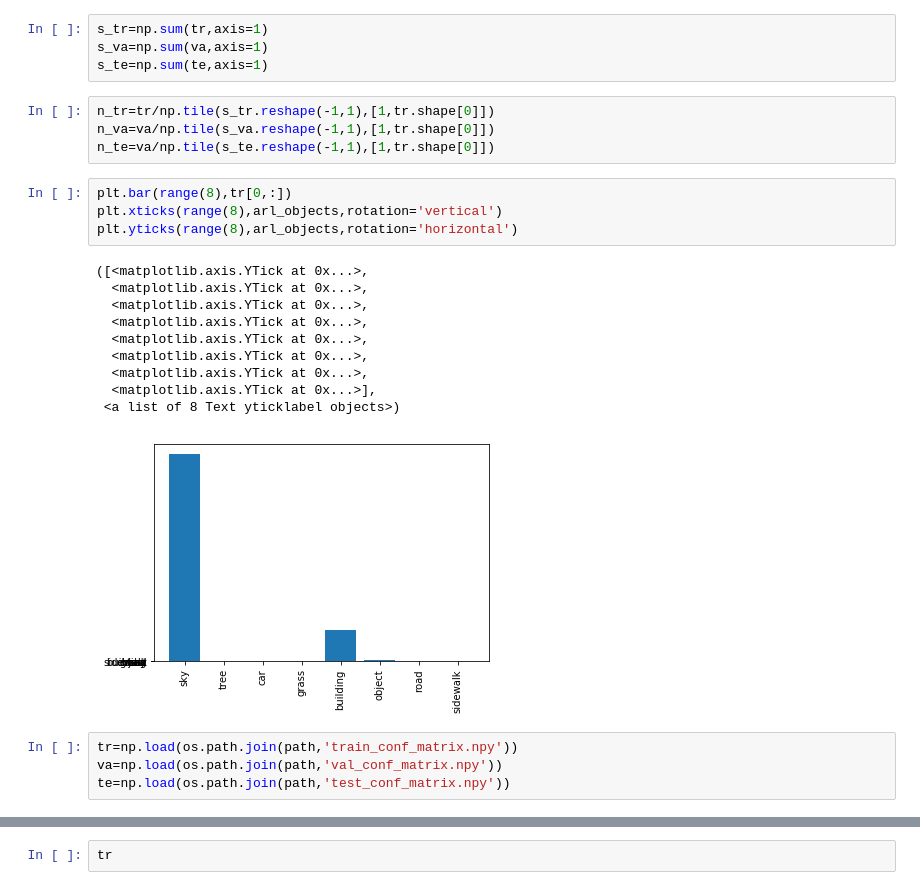
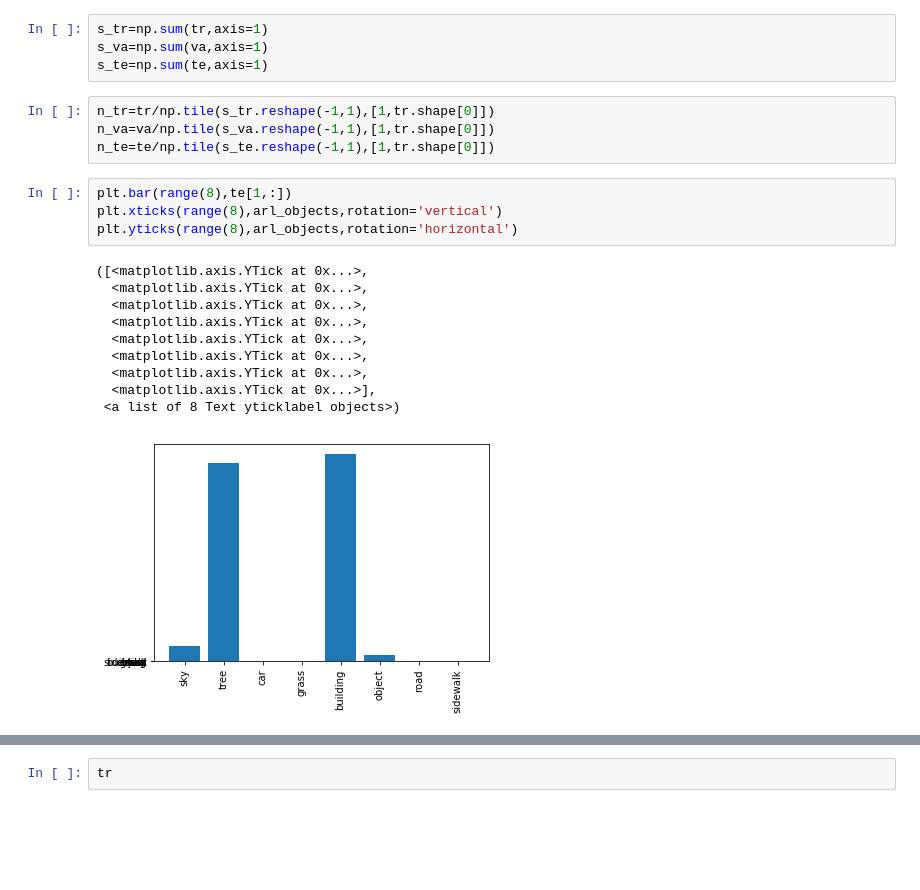
Before and after one commit to sriramvasu/segnet_vgg16, a Jupyter notebook: results.ipynb, the cells around one changed output, grey strips where cells are left out. Saved outputs shown, nothing was run; the diff lists cells and outputs as text; blank space fills up the shorter version.

```diff
--- a/results.ipynb
+++ b/results.ipynb
@@ -79,23 +96,19 @@ s_te=np.sum(te,axis=1)
 # %%
 n_tr=tr/np.tile(s_tr.reshape(-1,1),[1,tr.shape[0]])
 n_va=va/np.tile(s_va.reshape(-1,1),[1,tr.shape[0]])
-n_te=va/np.tile(s_te.reshape(-1,1),[1,tr.shape[0]])
+n_te=te/np.tile(s_te.reshape(-1,1),[1,tr.shape[0]])
 # %%
-plt.bar(range(8),tr[0,:])
+plt.bar(range(8),te[1,:])
 plt.xticks(range(8),arl_objects,rotation='vertical')
 plt.yticks(range(8),arl_objects,rotation='horizontal')
 # %% [output]
 ([<matplotlib.axis.YTick at 0x...>,
   <matplotlib.axis.YTick at 0x...>,
   <matplotlib.axis.YTick at 0x...>,
   <matplotlib.axis.YTick at 0x...>,
   <matplotlib.axis.YTick at 0x...>,
   <matplotlib.axis.YTick at 0x...>,
   <matplotlib.axis.YTick at 0x...>,
   <matplotlib.axis.YTick at 0x...>],
  <a list of 8 Text yticklabel objects>)
-[figure, old version]
+[figure, new version]
-# %%
-tr=np.load(os.path.join(path,'train_conf_matrix.npy'))
-va=np.load(os.path.join(path,'val_conf_matrix.npy'))
-te=np.load(os.path.join(path,'test_conf_matrix.npy'))
```
Also changed, not shown: parts of 8 cells of this notebook, 3 other files.
